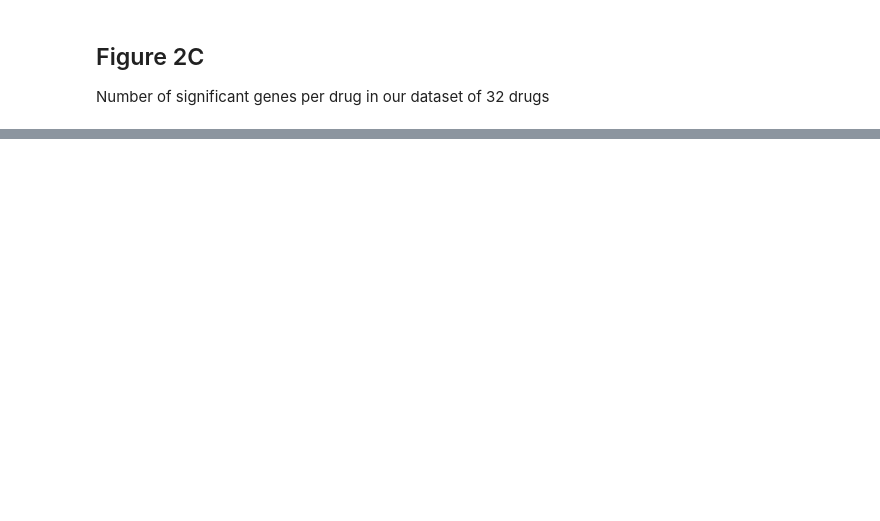
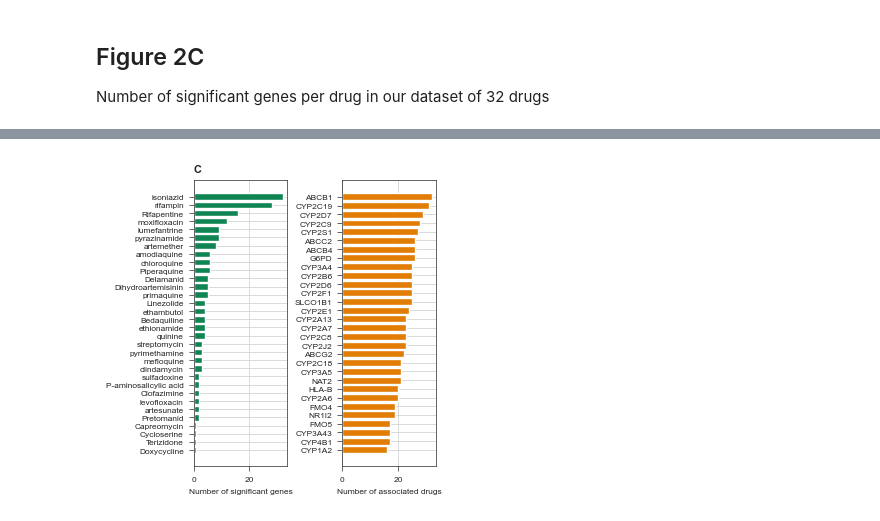
Before and after one commit to ersilia-os/pharmacogx-embeddings, a Jupyter notebook: paper/figure2.ipynb, the cells around one changed output, grey strips where cells are left out. Drawn from its saved outputs; the diff is of its cells as text; code cells hidden in the pictures; blank space fills up the shorter version.

```diff
--- a/paper/figure2.ipynb
+++ b/paper/figure2.ipynb
@@ -36,0 +47,13 @@ st.label(ax, ylabel="", xlabel="Number of significant genes", title="", abc= "C"
+# %%
+t50 = pd.read_csv(os.path.join(RESULTSPATH, "results_pairs","chemical_gene_pairs_prediction_output_focus_with_variant_aggregates_top50_filter.csv"))
+t50_chemicals = t50["gene"].value_counts().reset_index().sort_values(by="count")
+fig, axs = st.create_figure(1,2, width=ONE_COLUMN_WIDTH, height=ONE_COLUMN_WIDTH)
+ax = axs.next()
+ax.barh(genes_z95_counts["chemical"], genes_z95_counts["count"], color=green)
+st.label(ax, ylabel="", xlabel="Number of significant genes", title="", abc= "C")
+ax = axs.next()
+ax.barh(t50_chemicals["gene"].tail(30), t50_chemicals["count"].tail(30), color=orange)
+st.label(ax, ylabel="", xlabel="Number of associated drugs", title="", abc= "")
+plt.tight_layout()
+# %% [output]
+[figure, added]
```
Also changed, not shown: parts of 3 cells of this notebook.
